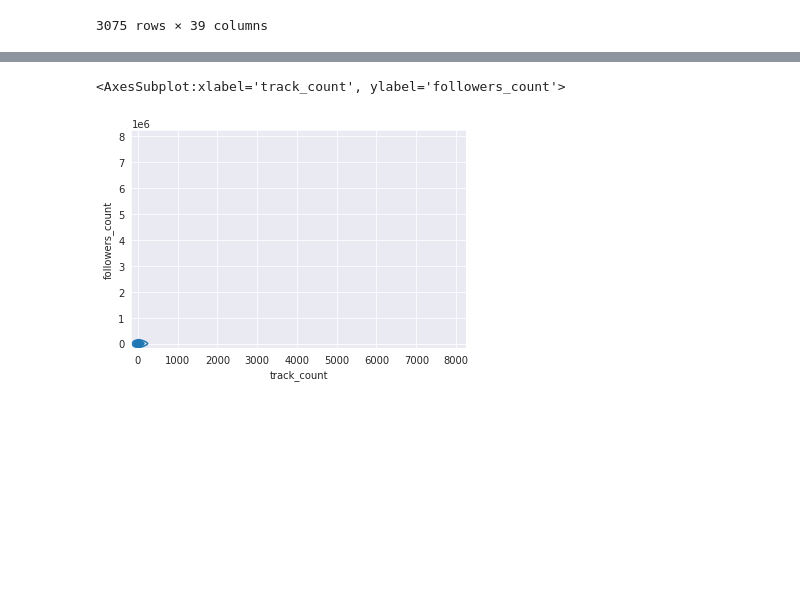
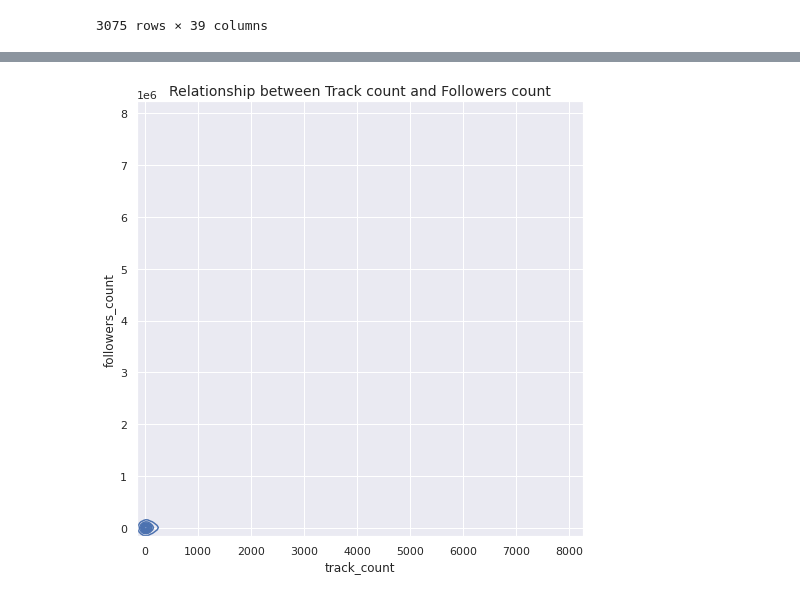
Before and after one commit to machung2001/SoundCloud, a Jupyter notebook: Project 2/Trang.ipynb, the cells around one changed output, grey strips where cells are left out. Cells and saved outputs as stored; diff of their text form; code cells hidden in the pictures; blank space fills up the shorter version.

Commit message:
add plot

```diff
--- a/Project 2/Trang.ipynb
+++ b/Project 2/Trang.ipynb
@@ -62,5 +62,5 @@ sns.kdeplot(data=df,x = 'followers_count')
 # %%
-sns.kdeplot(data=df,x = 'track_count',y = 'followers_count')
+ax = sns.kdeplot(data=df,x = 'track_count',y = 'followers_count')
+ax.set_title("Relationship between Track count and Followers count",size = 14);
 # %% [output]
-<AxesSubplot:xlabel='track_count', ylabel='followers_count'>
-[figure, old version]
+[figure, new version]
```
Also changed, not shown: parts of 7 cells of this notebook, 2 other files.
